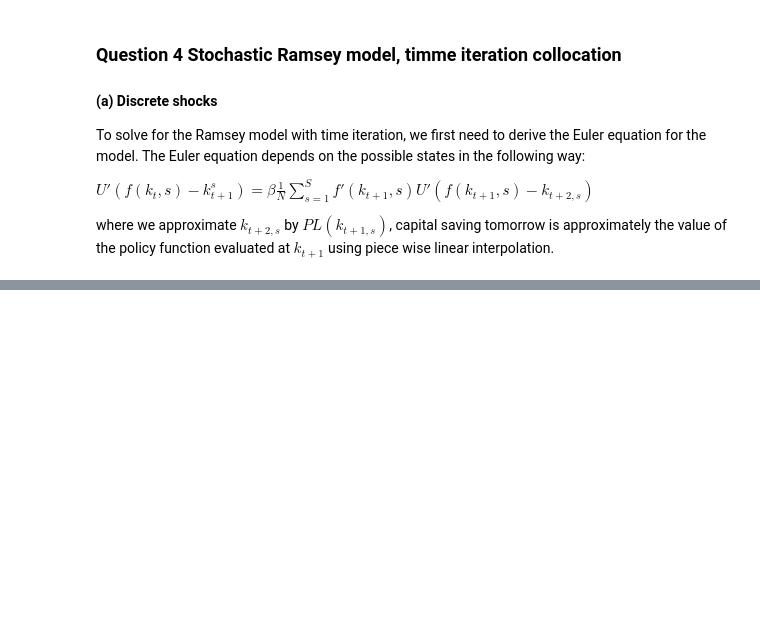
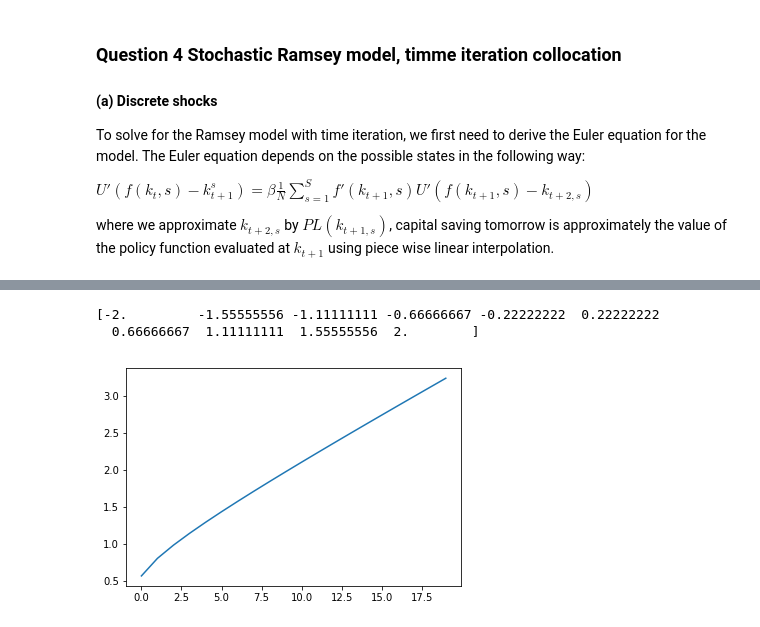
Before and after one commit to tpellet/BootCamp2019, a Jupyter notebook: ProblemSets/Econ/PS 1 Dynamic Programming.ipynb, the cells around one changed output, grey strips where cells are left out. Saved outputs shown, nothing was run; the diff lists cells and outputs as text; code cells hidden in the pictures; blank space fills up the shorter version.

```diff
--- a/ProblemSets/Econ/PS 1 Dynamic Programming.ipynb
+++ b/ProblemSets/Econ/PS 1 Dynamic Programming.ipynb
@@ -265,0 +488,23 @@ Number of iterations     1
+# %%
+# Optimization loop
+Kprimeold = np.ones((len(a),len(k)))
+Kprime = np.ones((len(a),len(k)))
+iter = 0
+while True:
+    iter += 1
+    for i,item in enumerate(a):
+        for j,item in enumerate(k):
+            parameters = prod,Dprod,Dutil,β,Kprimeold,π,a[i],k[j],a,k
+            solve = optimize.root(euler,Kprimeold[i,j], method='hybr',args=(parameters))
+            Kprime[i,j] = solve.x
+            assert solve.success == True, 'solver not succesfull'
+            print(Kprime[i,j])
+    ϵ=np.linalg.norm(Kprime - Kprimeold)
+    if ϵ < tol:
+        break
+    Kprimeold = Kprime.copy()
+    print("Number of iterations","\t",iter,"\n","error","\t",ϵ)
+
+plt.plot(K,Kprime)
+plt.plot(A,Kprime)
+plt.show()
@@ -265,0 +573,10 @@ Number of iterations     1
+# %%
+print(a)
+# %% [output]
+[-2.         -1.55555556 -1.11111111 -0.66666667 -0.22222222  0.22222222
+  0.66666667  1.11111111  1.55555556  2.        ]
+# %%
+plt.plot(Kprime[8,:])
+plt.show()
+# %% [output]
+[figure, added]
```
Also changed, not shown: parts of 7 cells of this notebook, 1 other file.
